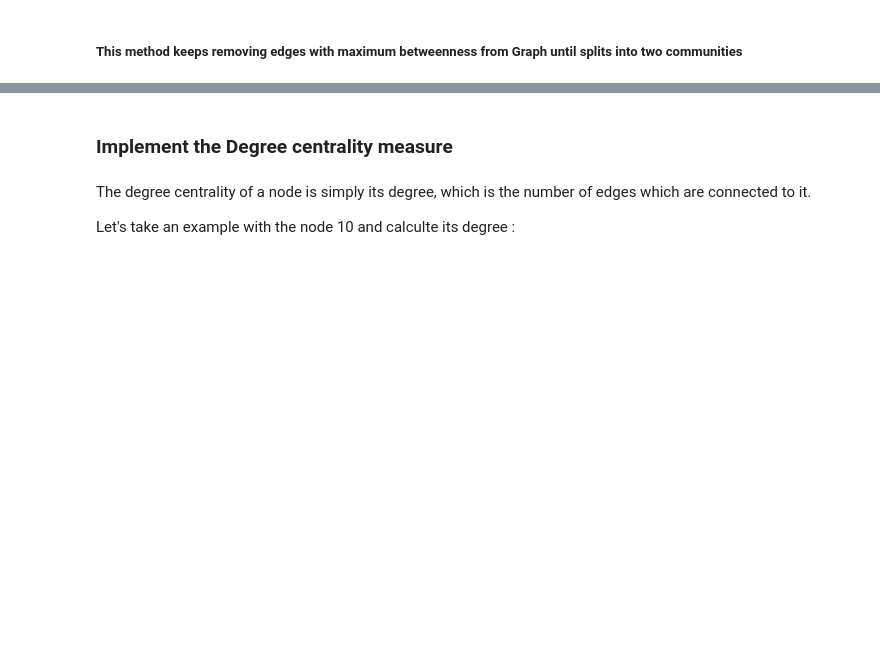
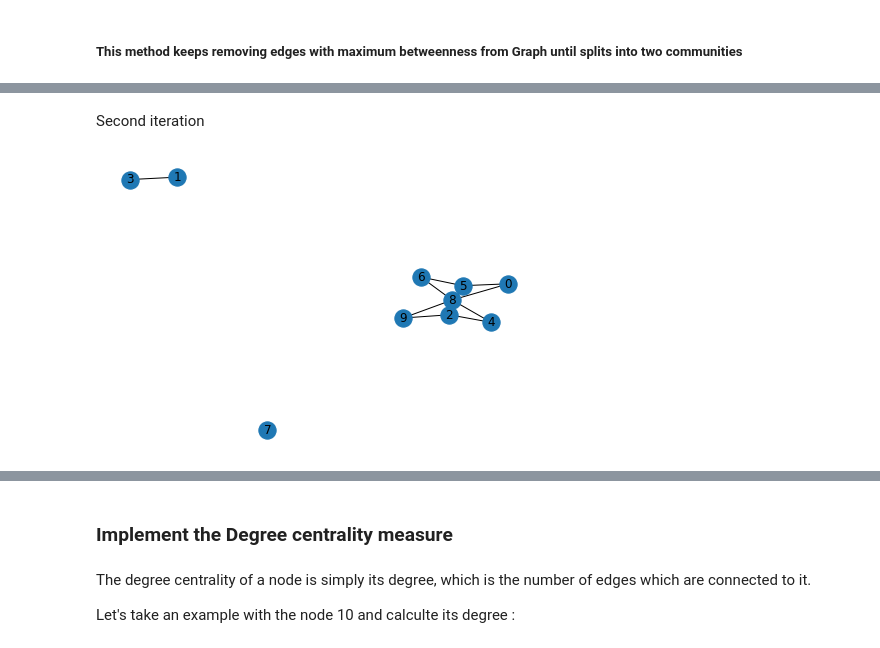
Before and after one commit to SocialMediaAnalytics2020/Project, a Jupyter notebook: Social Media Analytics Project.ipynb, the cells around one changed output, grey strips where cells are left out. Cells and saved outputs as stored; diff of their text form; code cells hidden in the pictures; blank space fills up the shorter version.

```diff
--- a/Social Media Analytics Project.ipynb
+++ b/Social Media Analytics Project.ipynb
@@ -193,0 +249,9 @@ KeyboardInterrupt:
+# %% [markdown]
+Second iteration
+# %%
+newGraph = girvan_newman(X,2)
+
+nx.draw(newGraph, with_labels=True)
+plt.show()
+# %% [output]
+[figure, added]
```
Also changed, not shown: parts of 56 cells of this notebook.
